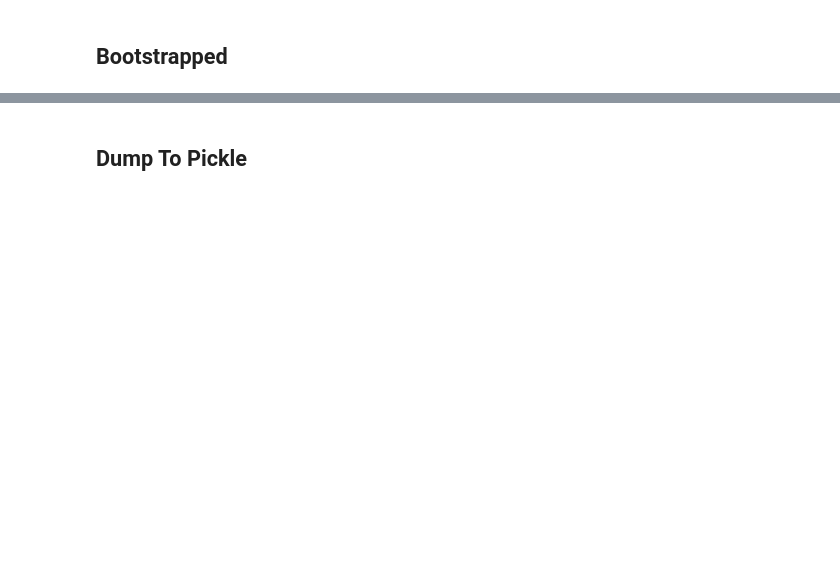
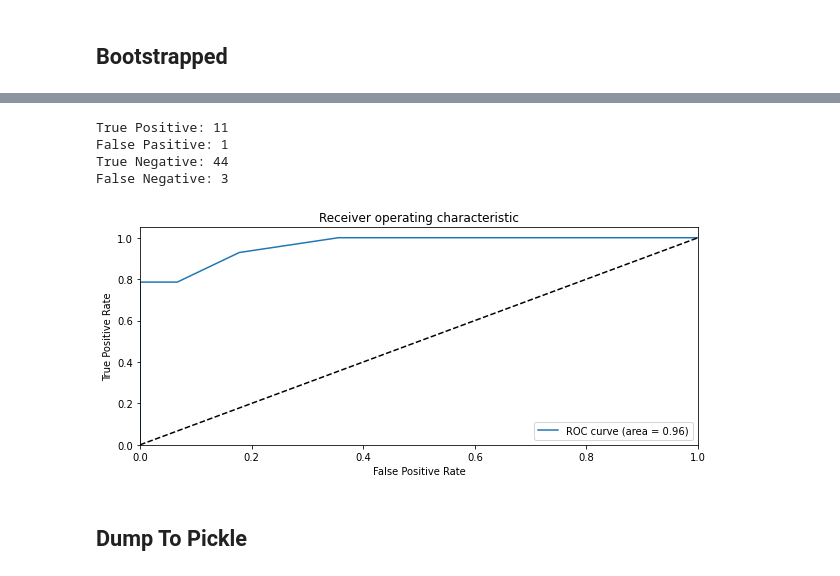
Before and after one commit to bahyhelmihp/web-crawler, a Jupyter notebook: api/datasets/Modelling-DecisionTree.ipynb, the cells around one changed output, grey strips where cells are left out. Saved outputs shown, nothing was run; the diff lists cells and outputs as text; code cells hidden in the pictures; blank space fills up the shorter version.

```diff
--- a/api/datasets/Modelling-DecisionTree.ipynb
+++ b/api/datasets/Modelling-DecisionTree.ipynb
@@ -230,3 +422,26 @@ AUC mean: 0.82
+# %%
+print("True Positive: %s" % tp)
+print("False Pasitive: %s" % fp)
+print("True Negative: %s" % tn)
+print("False Negative: %s" % fn)
+# %% [output]
+True Positive: 11
+False Pasitive: 1
+True Negative: 44
+False Negative: 3
+# %%
+plt.figure(figsize=(10,4))
+plt.plot(fpr, tpr, label='ROC curve (area = %0.2f)' % (auc_score))
+plt.plot([0, 1], [0, 1], 'k--')
+plt.xlim([0.0, 1.0])
+plt.ylim([0.0, 1.05])
+plt.xlabel('False Positive Rate')
+plt.ylabel('True Positive Rate')
+plt.title('Receiver operating characteristic')
+plt.legend(loc="lower right")
+plt.show()
+# %% [output]
+[figure, added]
 # %% [markdown]
 ## Dump To Pickle
 # %%
```
Also changed, not shown: parts of 33 cells of this notebook.
